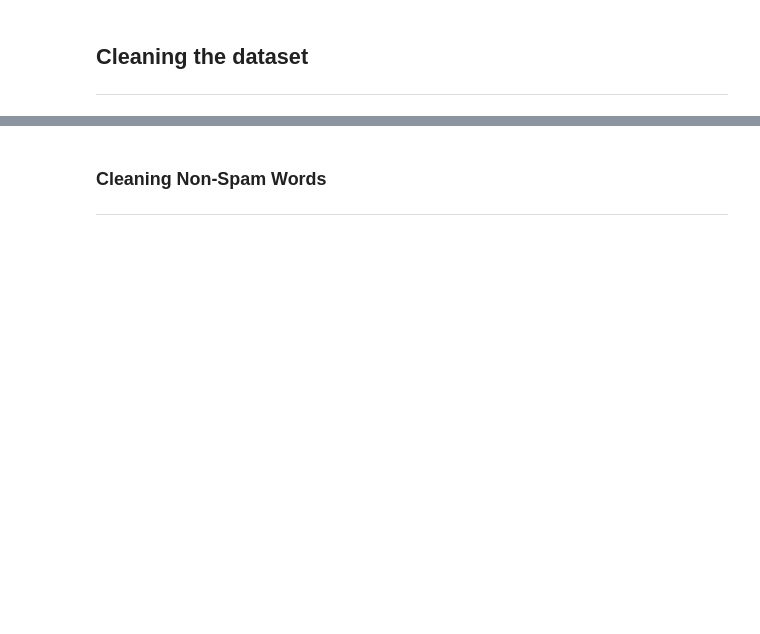
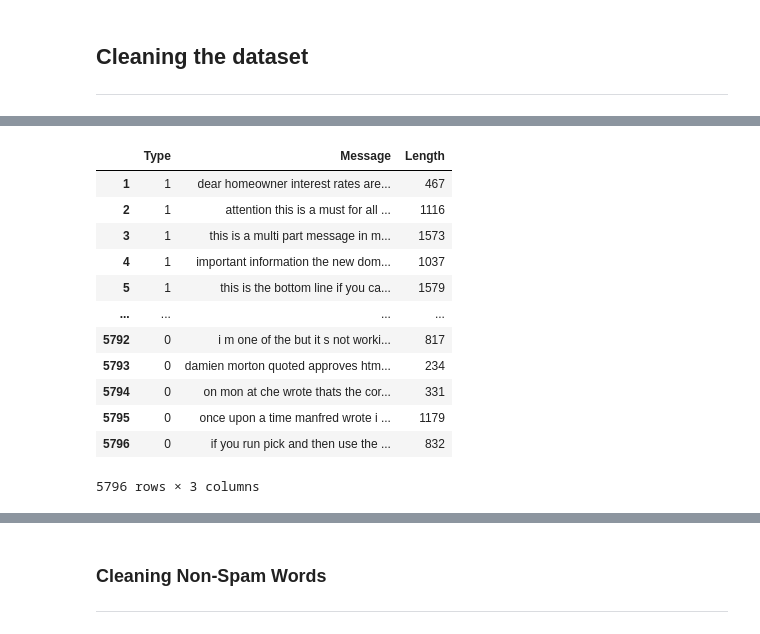
Before and after one commit to rnlclngpilar/MachineLearningFinalProject, a Jupyter notebook: ML_Project/ML_Spam_Project.ipynb, the cells around one changed output, grey strips where cells are left out. Saved outputs shown, nothing was run; the diff lists cells and outputs as text; code cells hidden in the pictures; blank space fills up the shorter version.

```diff
--- a/ML_Project/ML_Spam_Project.ipynb
+++ b/ML_Project/ML_Spam_Project.ipynb
@@ -58,8 +144,38 @@ html_content_tags = ["html", "body", "head", "footer", "b", "br", "font", "http"
+# %%
+clean_html = re.compile('<.*?>|&([a-z0-9]+|#[0-9]{1,6}|#x[0-9a-f]{1,6});|^[0-9a-zA-Z]*=[0-9a-zA-Z\s\D]*"[0-9a-zA-Z\s\D]*"|<[0-9a-zA-Z\s\D]*?>|[0-9]*')
+
+def remove_html_tags(string):
+    return clean_html.sub("", string)
+
+# Remove html tags from messages
+df["Message"] = df["Message"].apply(lambda x: " ".join(words for words in x.split() if words in remove_html_tags(words)))
+df["Length"] = df["Message"].apply(len)
 # %%
 # Removing punctuation
 df["Message"] = df["Message"].str.replace("\W", " ", regex=True)
 
 # Lower casing all letters
 df["Message"] = df["Message"].str.lower()
 
+# Remove blank space
+df["Message"] = df["Message"].str.replace(r"\s+", " ", regex=True)
+df["Message"] = df["Message"].str.replace(r"^\s+|\s*?$", " ", regex=True)
+
+# Remove content transfer strings
+df["Message"] = df["Message"].str.replace("content transfer", " ")
+
 df[:]
+# %% [output]
+|  | Type | Message | Length |
+| 1 | 1 | dear homeowner interest rates are... | 467 |
+| 2 | 1 | attention this is a must for all ... | 1116 |
+| 3 | 1 | this is a multi part message in m... | 1573 |
+| 4 | 1 | important information the new dom... | 1037 |
+| 5 | 1 | this is the bottom line if you ca... | 1579 |
+| ... | ... | ... | ... |
+| 5792 | 0 | i m one of the but it s not worki... | 817 |
+| 5793 | 0 | damien morton quoted approves htm... | 234 |
+| 5794 | 0 | on mon at che wrote thats the cor... | 331 |
+| 5795 | 0 | once upon a time manfred wrote i ... | 1179 |
+| 5796 | 0 | if you run pick and then use the ... | 832 |
+5796 rows × 3 columns
```
Also changed, not shown: parts of 39 cells of this notebook, 1 other file.
